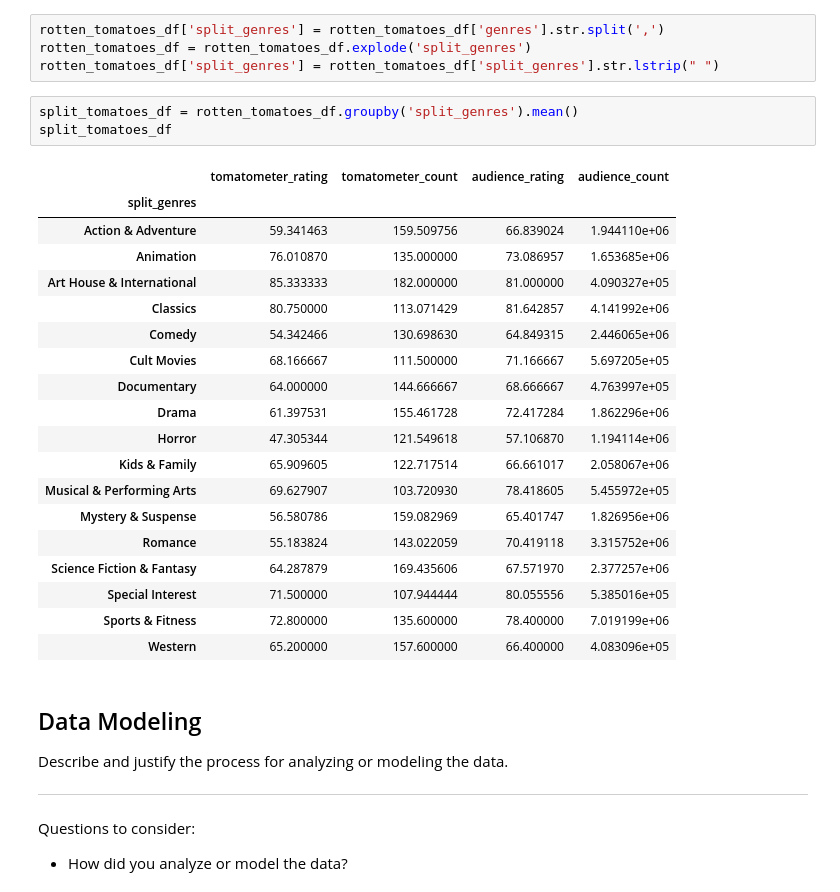
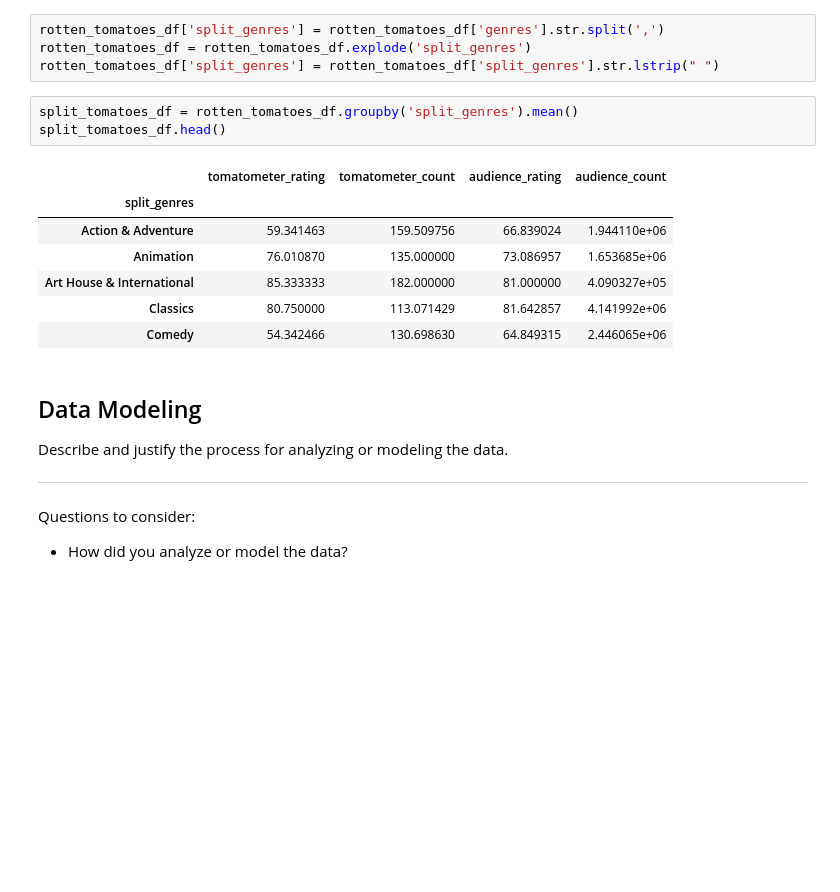
Before and after one commit to nancyho83/Microsoft-Movie-Analysis, a Jupyter notebook: microsoft-movie-analysis-code.ipynb, the cells around one changed output. Drawn from its saved outputs; the diff is of its cells as text; blank space fills up the shorter version.

Commit message:
Updated microsoft-movie-analysis-code

```diff
--- a/microsoft-movie-analysis-code.ipynb
+++ b/microsoft-movie-analysis-code.ipynb
@@ -269,27 +276,15 @@ rotten_tomatoes_df = rotten_tomatoes_df.explode('split_genres')
 rotten_tomatoes_df['split_genres'] = rotten_tomatoes_df['split_genres'].str.lstrip(" ")
 # %%
 split_tomatoes_df = rotten_tomatoes_df.groupby('split_genres').mean()
-split_tomatoes_df
+split_tomatoes_df.head()
 # %% [output]
 |  | tomatometer_rating | tomatometer_count | audience_rating | audience_count |
 | split_genres |  |  |  |  |
 | Action & Adventure | 59.341463 | 159.509756 | 66.839024 | 1.944110e+06 |
 | Animation | 76.010870 | 135.000000 | 73.086957 | 1.653685e+06 |
 | Art House & International | 85.333333 | 182.000000 | 81.000000 | 4.090327e+05 |
 | Classics | 80.750000 | 113.071429 | 81.642857 | 4.141992e+06 |
 | Comedy | 54.342466 | 130.698630 | 64.849315 | 2.446065e+06 |
-| Cult Movies | 68.166667 | 111.500000 | 71.166667 | 5.697205e+05 |
-| Documentary | 64.000000 | 144.666667 | 68.666667 | 4.763997e+05 |
-| Drama | 61.397531 | 155.461728 | 72.417284 | 1.862296e+06 |
-| Horror | 47.305344 | 121.549618 | 57.106870 | 1.194114e+06 |
-| Kids & Family | 65.909605 | 122.717514 | 66.661017 | 2.058067e+06 |
-| Musical & Performing Arts | 69.627907 | 103.720930 | 78.418605 | 5.455972e+05 |
-| Mystery & Suspense | 56.580786 | 159.082969 | 65.401747 | 1.826956e+06 |
-| Romance | 55.183824 | 143.022059 | 70.419118 | 3.315752e+06 |
-| Science Fiction & Fantasy | 64.287879 | 169.435606 | 67.571970 | 2.377257e+06 |
-| Special Interest | 71.500000 | 107.944444 | 80.055556 | 5.385016e+05 |
-| Sports & Fitness | 72.800000 | 135.600000 | 78.400000 | 7.019199e+06 |
-| Western | 65.200000 | 157.600000 | 66.400000 | 4.083096e+05 |
 # %% [markdown]
 ## Data Modeling
 Describe and justify the process for analyzing or modeling the data.
```
Also changed, not shown: parts of 26 cells of this notebook.
